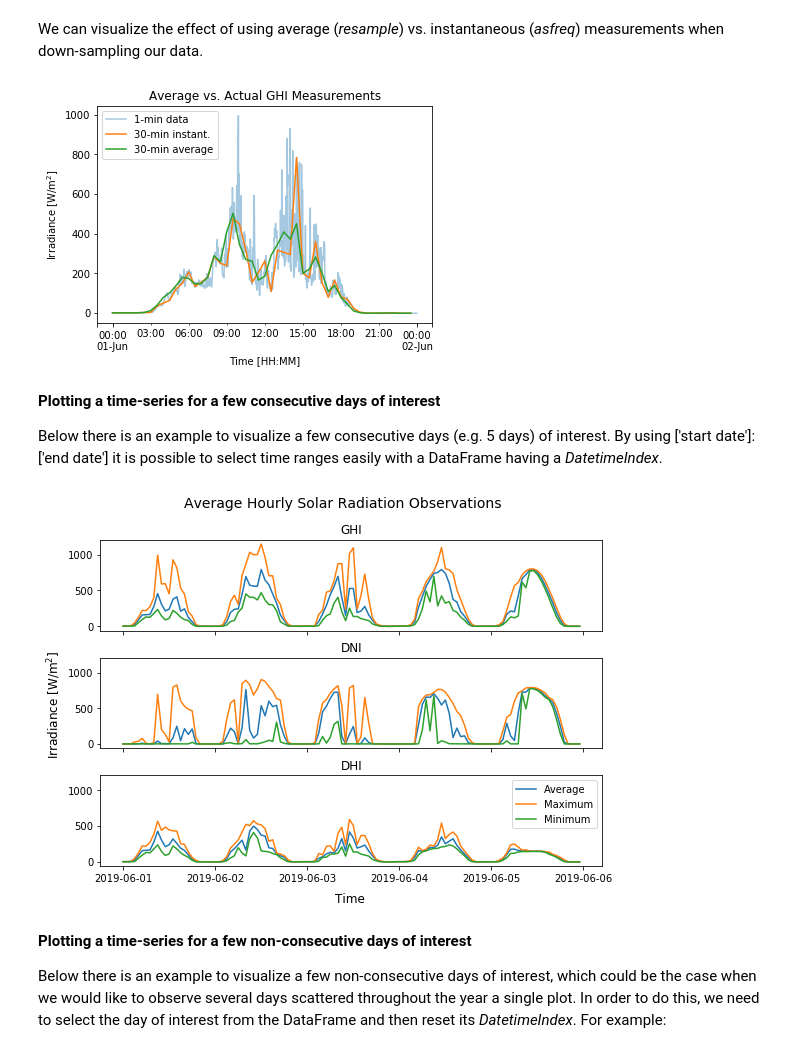
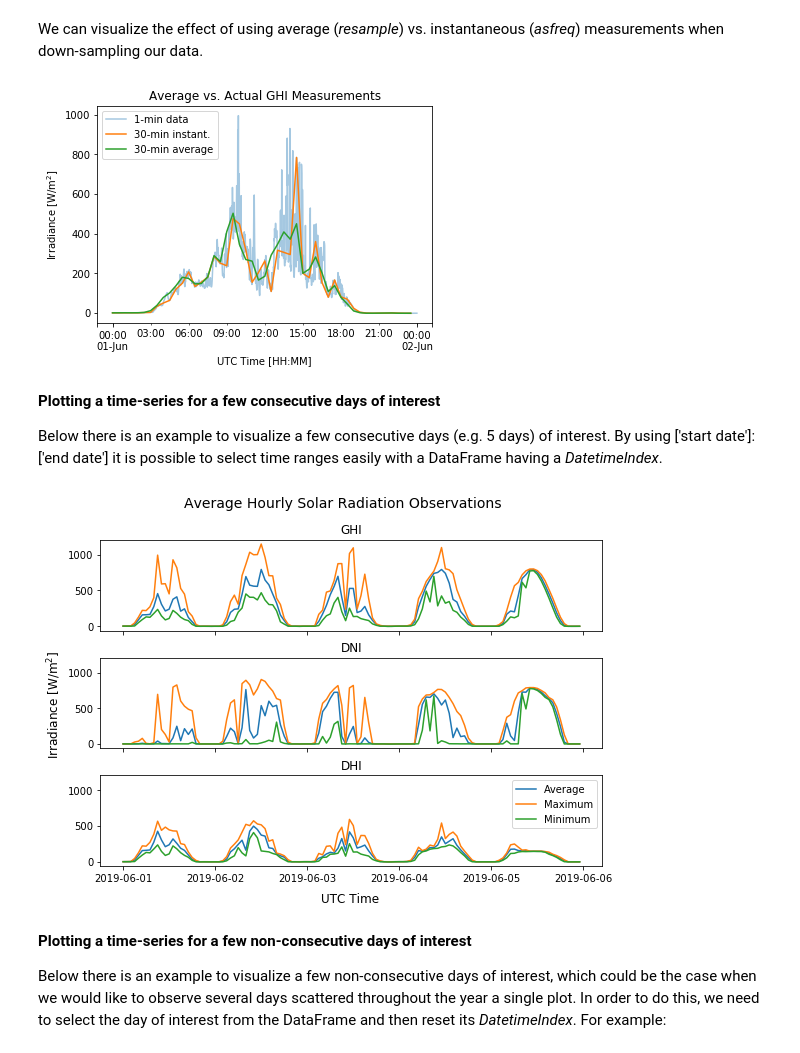
Before and after one commit to tiba-lab/Solar-Resource-Assessment-in-Python, a Jupyter notebook: notebooks/manipulating_time_series.ipynb, the cells around one changed output. Drawn from its saved outputs; the diff is of its cells as text; code cells hidden in the pictures.

```diff
--- a/notebooks/manipulating_time_series.ipynb
+++ b/notebooks/manipulating_time_series.ipynb
@@ -504,15 +504,15 @@ We can visualize the effect of using average (*resample*) vs. instantaneous (*as
 # %%
 # Plotting GHI for a given day in the time-series
 df_1min['2019-06-01']['GHI'].plot(label='1-min data', alpha=0.4) # Reference data
 df_1min.asfreq('30Min')['2019-06-01']['GHI'].plot(label='30-min instant.') # Instantaneous 30-min values
 df_1min.resample('30Min').mean()['2019-06-01']['GHI'].plot(label='30-min average') # Average 30-min values
 plt.title('Average vs. Actual GHI Measurements') # title of the figure
 plt.ylabel('Irradiance [W/m$^2$]') # y-axis label
-plt.xlabel('Time [HH:MM]') # x-axis label
+plt.xlabel('UTC Time [HH:MM]') # x-axis label
 plt.legend(loc='upper left') # insert legend
 plt.show() # Not needed in Jupyter Notebooks but usually required in other IDEs.
 # %% [output]
-[figure, old version]
+[figure, new version]
 # %% [markdown]
 **Plotting a time-series for a few consecutive days of interest**
 
@@ -532,11 +532,11 @@ for i in range(3):
     axs[i].set_title(vars[i]) # Title for each subplot
 fig.subplots_adjust(hspace=0.3) # Adjust the white space between the subplots titles
 fig.text(0.04, 0.5, 'Irradiance [W/m$^2$]', va='center', rotation='vertical', fontsize=12) # Common Y Axis
-fig.text(0.51, 0.04, 'Time', ha='center', fontsize=12) # Common X Axis
+fig.text(0.51, 0.04, 'UTC Time', ha='center', fontsize=12) # Common X Axis
 plt.legend(loc='upper right', ncol=1) # Legend for the last subplot or 'axs[i].legend()' in the loop to a legend to each.
 plt.show()
 # %% [output]
-[figure, old version]
+[figure, new version]
 # %% [markdown]
 **Plotting a time-series for a few non-consecutive days of interest**
 
```
Also changed, not shown: parts of 3 cells of this notebook.
